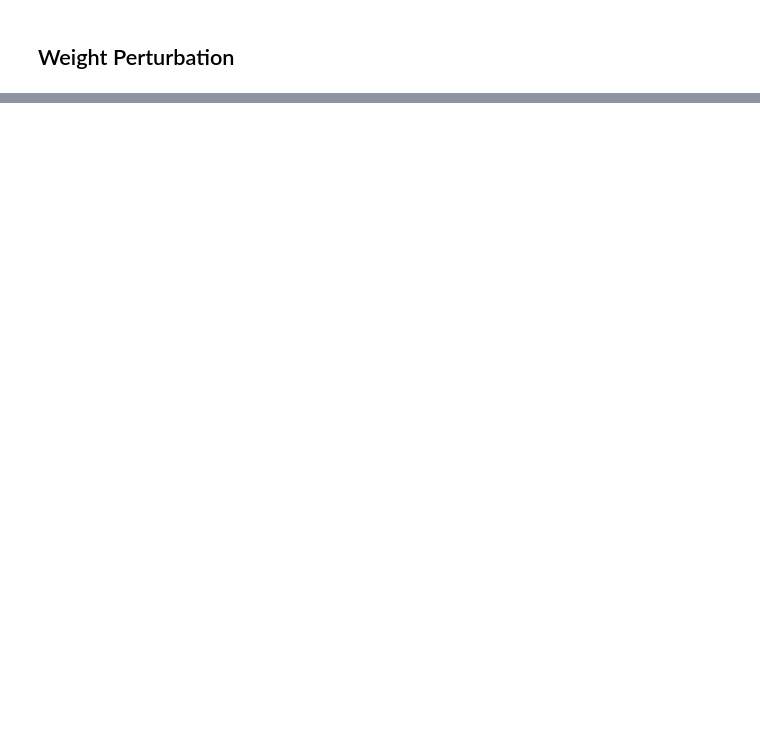
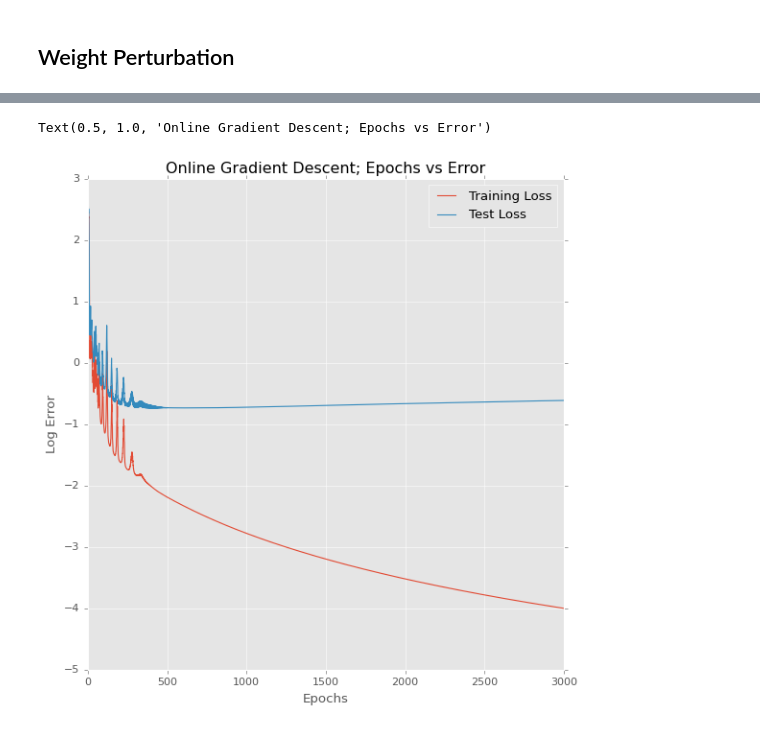
Before and after one commit to RubberNoodles/meta-MARL-neuronal-NN, a Jupyter notebook: fixed_policy.ipynb, the cells around one changed output, grey strips where cells are left out. Cells and saved outputs as stored; diff of their text form; code cells hidden in the pictures; blank space fills up the shorter version.

```diff
--- a/fixed_policy.ipynb
+++ b/fixed_policy.ipynb
@@ -257,0 +284,71 @@ Text(0.5, 1.0, 'Node Perturbation; Epochs vs Error')
+# %%
+top_PC = 10
+
+proj_mat = u[:,:10]
+
+proj_X = train_X @ proj_mat
+proj_test_X = test_X @ proj_mat
+# %%
+torch_X = torch.from_numpy(proj_X)
+torch_test_X = torch.from_numpy(proj_test_X)
+
+torch_Y = torch.from_numpy(train_y[:N]).to(torch.int64)
+torch_test_Y = torch.from_numpy(test_y[:N]).to(torch.int64)
+#y_onehot = F.one_hot(torch_Y)
+#y_test_onehot = F.one_hot(torch_test_Y)
+# %%
+
+Lx = 10 # Inputs
+Lh = 1000 # Hidden layer Neurons
+Ly = 10 # Outputs
+
+
+class Net(nn.Module):
+
+    def __init__(self):
+        super(Net, self).__init__()
+        self.fc1 = nn.Linear(Lx, Lh)
+        self.fc2 = nn.Linear(Lh, Ly)
+
+    def forward(self, x):
+        x = F.relu(self.fc1(x))
+        x = self.fc2(x)
+        return x
+
+
+net = Net().double()
+## The idea is we want the son to converge to the dad.
+
+optimizer = optim.SGD(net.parameters(), lr=0.03)
+epochs = torch.arange(3e3)
+criterion = nn.CrossEntropyLoss()
+
+errors = []
+test_errors = []
+
+for epoch in epochs:
+
+  optimizer.zero_grad()   # zero the gradient buffers
+  output = net(torch_X)
+  loss = criterion(output, torch_Y)
+  loss.backward()
+  optimizer.step()
+
+  # update_online(w,x, 1/(13+N))
+  with torch.no_grad():
+    test_output = net(torch_test_X)
+    test_loss = criterion(test_output, torch_test_Y)
+    test_errors.append(float(torch.log(test_loss)))
+
+  errors.append(float(torch.log(loss)))
+
+plt.figure(figsize = (8,8))
+plt.plot(epochs, errors, label = "Training Loss")
+plt.plot(epochs, test_errors, label = "Test Loss")
+plt.legend()
+plt.xlabel("Epochs")
+plt.ylabel("Log Error")
+plt.title("Online Gradient Descent; Epochs vs Error")
+# %% [output]
+Text(0.5, 1.0, 'Online Gradient Descent; Epochs vs Error')
+[figure, added]
```
Also changed, not shown: parts of 17 cells of this notebook, 5 other files.
